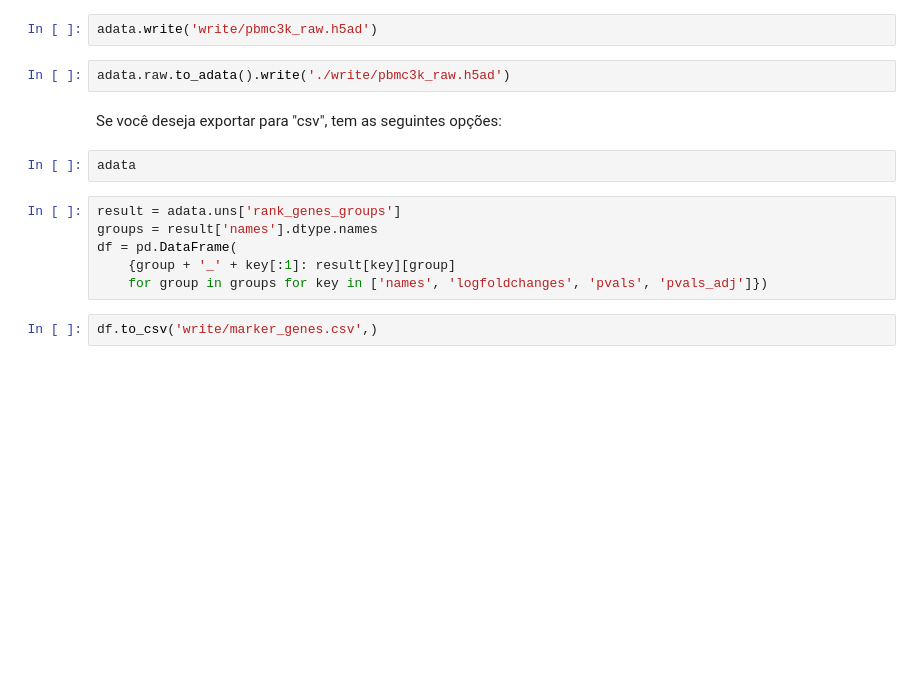
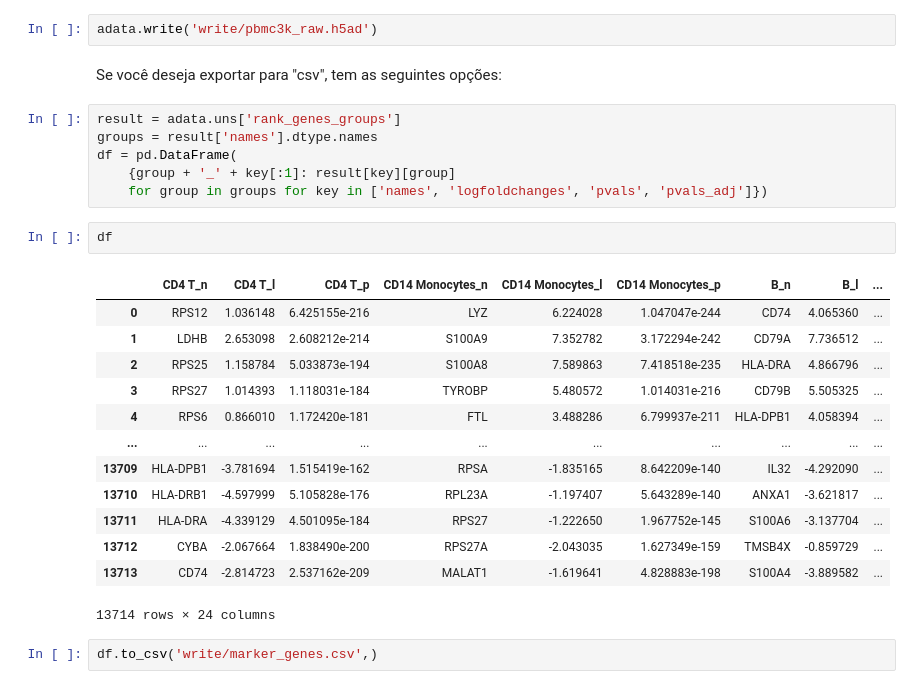
Before and after one commit to OCRC/TreinamentoSingleCell, a Jupyter notebook: pbmc3k.ipynb, the cells around one changed output. Cells and saved outputs as stored; diff of their text form; blank space fills up the shorter version.

```diff
--- a/pbmc3k.ipynb
+++ b/pbmc3k.ipynb
@@ -461,17 +528,29 @@ adata
 # %%
 adata.write('write/pbmc3k_raw.h5ad')
-# %%
-adata.raw.to_adata().write('./write/pbmc3k_raw.h5ad')
 # %% [markdown]
 Se você deseja exportar para "csv", tem as seguintes opções:
-# %%
-adata
 # %%
 result = adata.uns['rank_genes_groups']
 groups = result['names'].dtype.names
 df = pd.DataFrame(
     {group + '_' + key[:1]: result[key][group]
     for group in groups for key in ['names', 'logfoldchanges', 'pvals', 'pvals_adj']})
+# %%
+df
+# %% [output]
+|  | CD4 T_n | CD4 T_l | CD4 T_p | CD14 Monocytes_n | CD14 Monocytes_l | CD14 Monocytes_p | B_n | B_l | ... |
+| 0 | RPS12 | 1.036148 | 6.425155e-216 | LYZ | 6.224028 | 1.047047e-244 | CD74 | 4.065360 | ... |
+| 1 | LDHB | 2.653098 | 2.608212e-214 | S100A9 | 7.352782 | 3.172294e-242 | CD79A | 7.736512 | ... |
+| 2 | RPS25 | 1.158784 | 5.033873e-194 | S100A8 | 7.589863 | 7.418518e-235 | HLA-DRA | 4.866796 | ... |
+| 3 | RPS27 | 1.014393 | 1.118031e-184 | TYROBP | 5.480572 | 1.014031e-216 | CD79B | 5.505325 | ... |
+| 4 | RPS6 | 0.866010 | 1.172420e-181 | FTL | 3.488286 | 6.799937e-211 | HLA-DPB1 | 4.058394 | ... |
+| ... | ... | ... | ... | ... | ... | ... | ... | ... | ... |
+| 13709 | HLA-DPB1 | -3.781694 | 1.515419e-162 | RPSA | -1.835165 | 8.642209e-140 | IL32 | -4.292090 | ... |
+| 13710 | HLA-DRB1 | -4.597999 | 5.105828e-176 | RPL23A | -1.197407 | 5.643289e-140 | ANXA1 | -3.621817 | ... |
+| 13711 | HLA-DRA | -4.339129 | 4.501095e-184 | RPS27 | -1.222650 | 1.967752e-145 | S100A6 | -3.137704 | ... |
+| 13712 | CYBA | -2.067664 | 1.838490e-200 | RPS27A | -2.043035 | 1.627349e-159 | TMSB4X | -0.859729 | ... |
+| 13713 | CD74 | -2.814723 | 2.537162e-209 | MALAT1 | -1.619641 | 4.828883e-198 | S100A4 | -3.889582 | ... |
+13714 rows × 24 columns
 # %%
 df.to_csv('write/marker_genes.csv',)
 # %%
```
Also changed, not shown: parts of 21 cells of this notebook.
